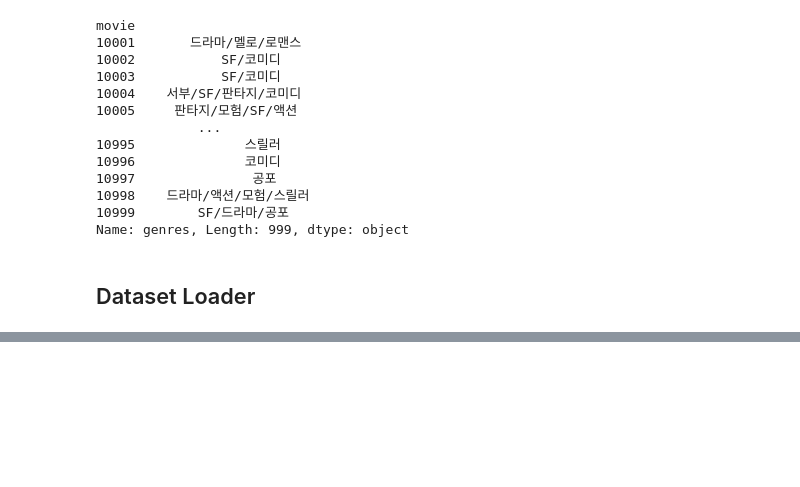
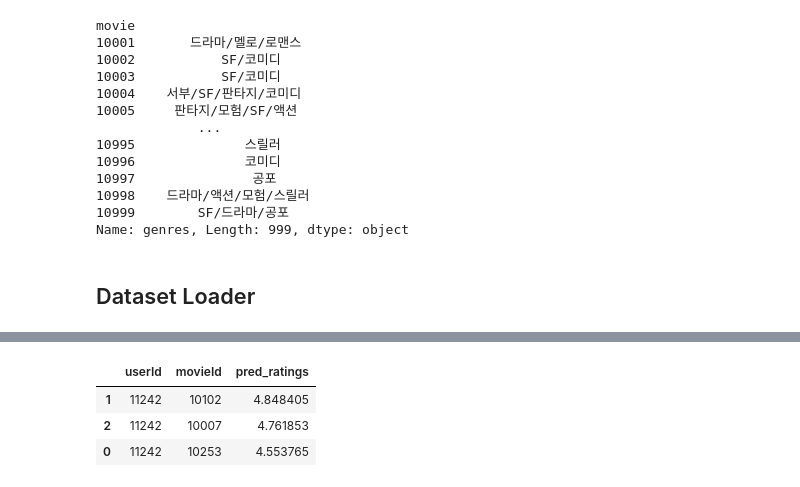
Before and after one commit to fromptj/recommender_system, a Jupyter notebook: 03-Recommender-System-DeepLearning/Neural_Collaborative_Filtering.ipynb, the cells around one changed output, grey strips where cells are left out. Drawn from its saved outputs; the diff is of its cells as text; code cells hidden in the pictures; blank space fills up the shorter version.

```diff
--- a/03-Recommender-System-DeepLearning/Neural_Collaborative_Filtering.ipynb
+++ b/03-Recommender-System-DeepLearning/Neural_Collaborative_Filtering.ipynb
@@ -256,0 +326,17 @@ def batches(X, y, bs=32, shuffle=True):
+# %%
+def model_valid(user_id_list, movie_id_list, data_path):
+    dataset = DatasetLoader(data_path)
+
+    processed_test_input_df = pd.DataFrame({
+        'user_id': [dataset.user_to_index[x] for x in user_id_list],
+        'movie_id': [dataset.movie_to_index[x] for x in movie_id_list]
+    })
+
+    # 학습한 모델 load하기
+    my_model = FeedForwardEmbedNN(dataset.num_users, dataset.num_movies,
+                       config['hidden_layers'], config['dropouts'], config['num_factors'], config['embedding_dropout'])
+    my_model.load_state_dict(torch.load('params.data'))
+    prediction_outputs = my_model.predict(users=torch.LongTensor(processed_test_input_df.user_id.values),
+                     movies=torch.LongTensor(processed_test_input_df.movie_id.values))
+
+    return prediction_outputs
@@ -256,0 +387,20 @@ def batches(X, y, bs=32, shuffle=True):
+# %%
+movie_id_list = [10253, 10102, 10007]
+user_id = 11242
+user_id_list = [user_id] * len(movie_id_list)
+pred_results = [float(x) for x in model_valid(user_id_list, movie_id_list, data_path)]
+
+result_df = pd.DataFrame({
+    'userId': user_id_list,
+    'movieId': movie_id_list,
+    # 'movieName': [movieName_dict[x] for x in movie_id_list],
+    # 'genres': [genres_dict[x] for x in movie_id_list],
+    'pred_ratings': pred_results
+})
+
+result_df.sort_values(by='pred_ratings', ascending=False)
+# %% [output]
+|  | userId | movieId | pred_ratings |
+| 1 | 11242 | 10102 | 4.848405 |
+| 2 | 11242 | 10007 | 4.761853 |
+| 0 | 11242 | 10253 | 4.553765 |
```
Also changed, not shown: parts of 10 cells of this notebook.
